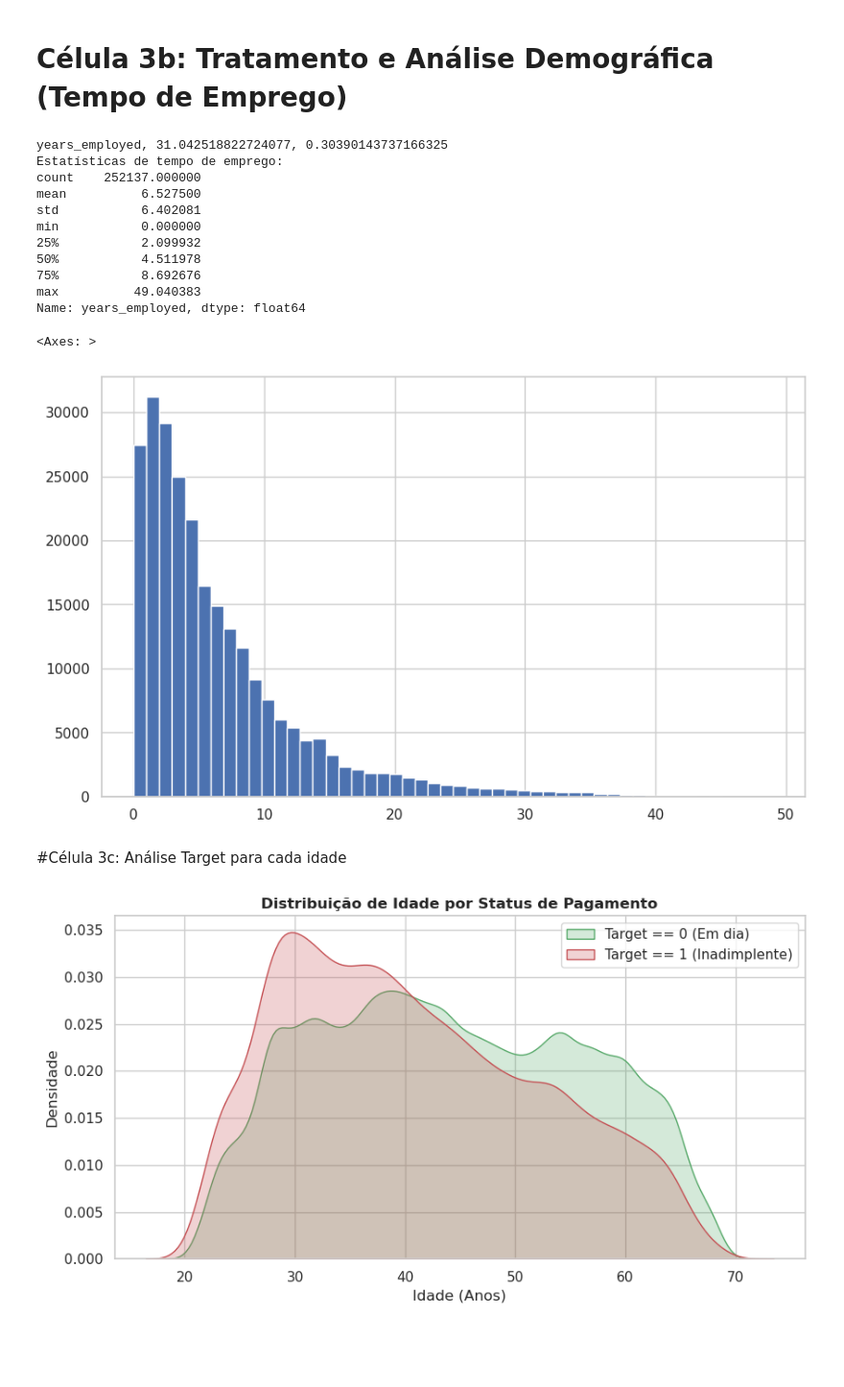
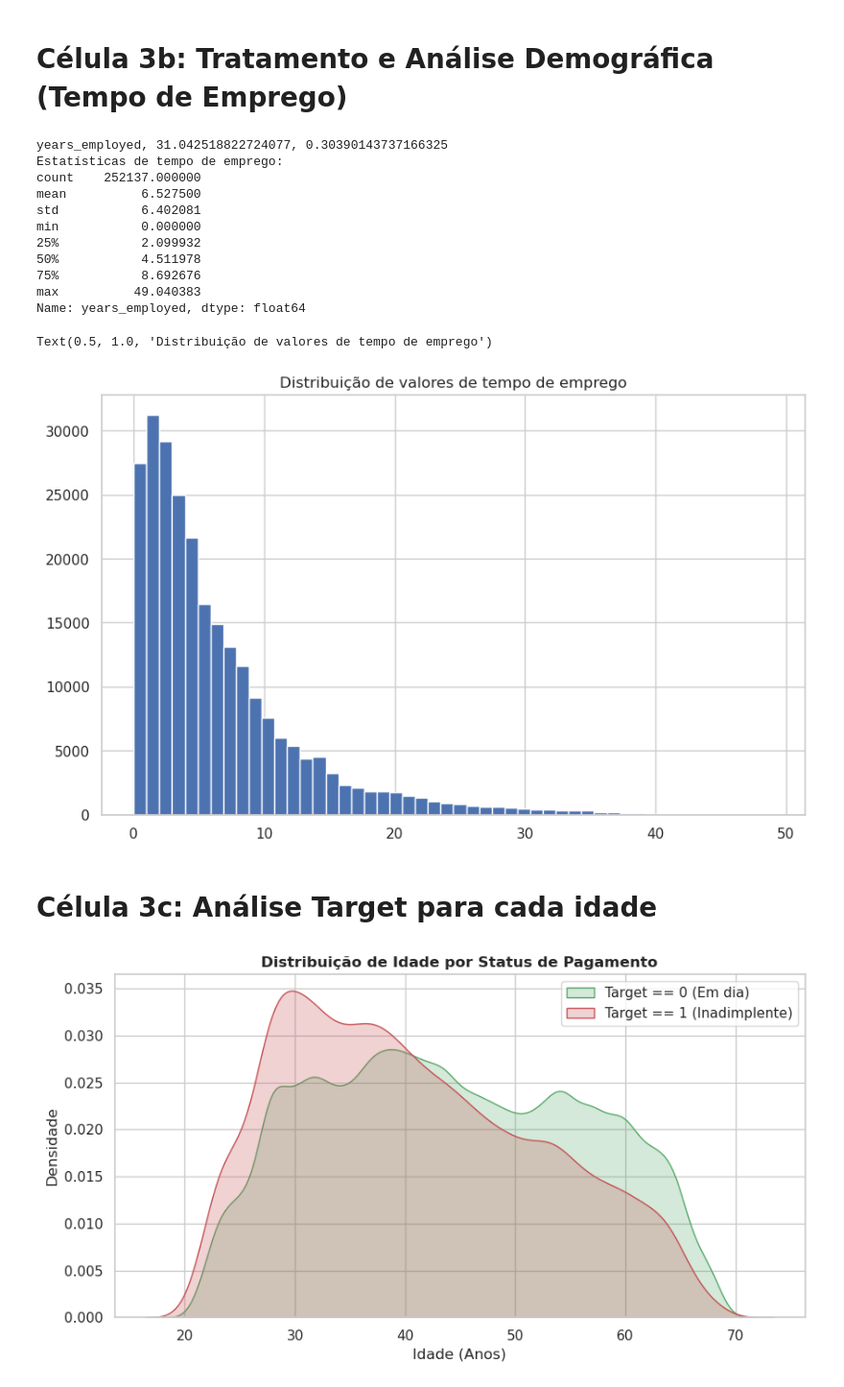
Before and after one commit to YuriKnebel/ProjetoFinalPosFIA-Individual, a Jupyter notebook: data-platform/DataPipeline/exp_analysis.ipynb, the cells around one changed output. Shown at 96% size. Saved outputs shown, nothing was run; the diff lists cells and outputs as text; code cells hidden in the pictures; blank space fills up the shorter version.

```diff
--- a/data-platform/DataPipeline/exp_analysis.ipynb
+++ b/data-platform/DataPipeline/exp_analysis.ipynb
@@ -108,31 +109,32 @@ Name: age, dtype: float64
 # %%
 # 2. Identificando e tratando a anomalia em DAYS_EMPLOYED (365243 dias = ~1000 anos)
 df['days_employed_anom'] = df["days_employed"] == 365243
 df['days_employed'].replace({365243: np.nan}, inplace=True)
 df['years_employed'] = np.abs(df['days_employed']) / 365.25
 
 # 2.1 Analisando distribuição de tempo de emprego
 col="years_employed"
 print(f"{col}, {df[col].quantile(.99)}, {df[col].quantile(.01)}")
 employment_stats = df[col].describe()
 print(f"Estatísticas de tempo de emprego:\n{employment_stats}")
-df[col].hist(bins=50)
+ax = df[col].hist(bins=50)
+ax.set_title("Distribuição de valores de tempo de emprego")
 # %% [output]
 years_employed, 31.042518822724077, 0.30390143737166325
 Estatísticas de tempo de emprego:
 count    252137.000000
 mean          6.527500
 std           6.402081
 min           0.000000
 25%           2.099932
 50%           4.511978
 75%           8.692676
 max          49.040383
 Name: years_employed, dtype: float64
-<Axes: >
+Text(0.5, 1.0, 'Distribuição de valores de tempo de emprego')
-[figure, old version]
+[figure, new version]
 # %% [markdown]
-#Célula 3c: Análise Target para cada idade
+# Célula 3c: Análise Target para cada idade
 # %%
 # Plot 1: Distribuição de Idade por Target
 plt.figure(figsize=(10, 5))
```
Also changed, not shown: parts of 8 cells of this notebook.
